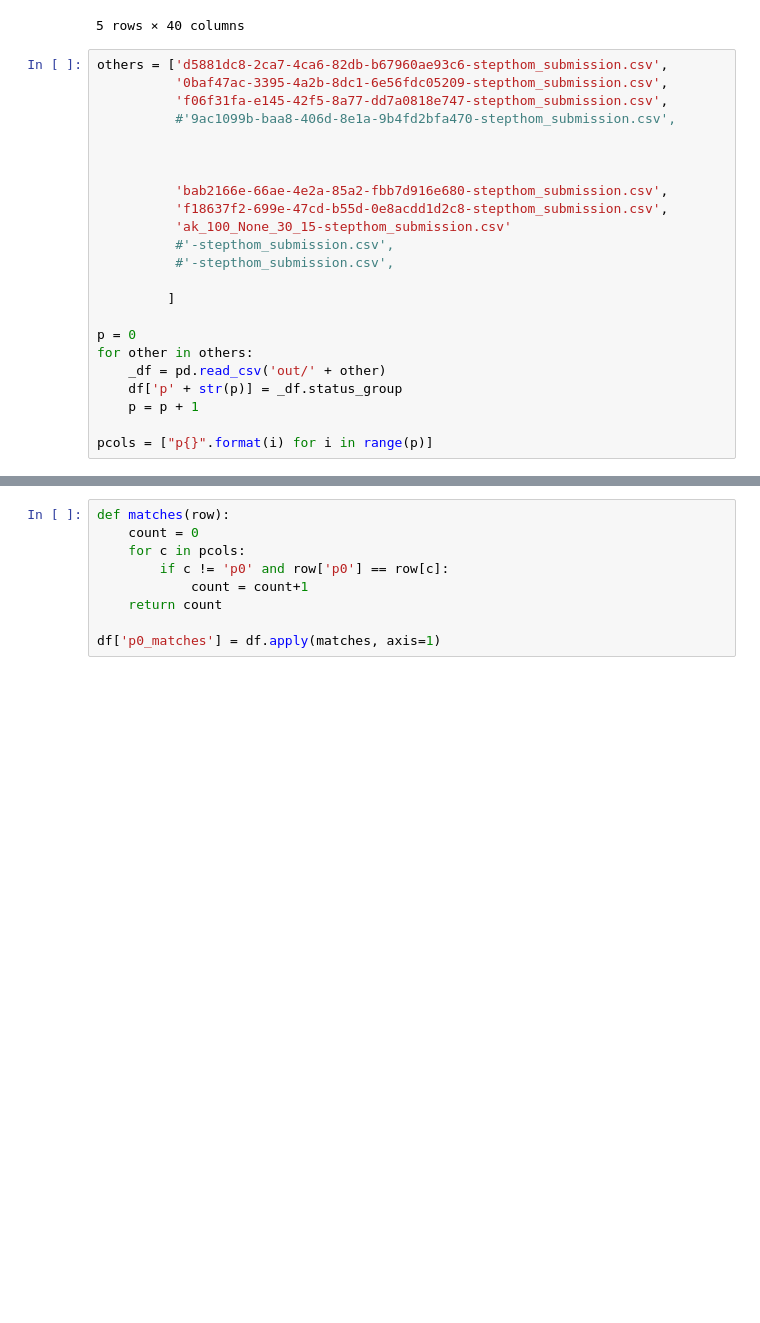
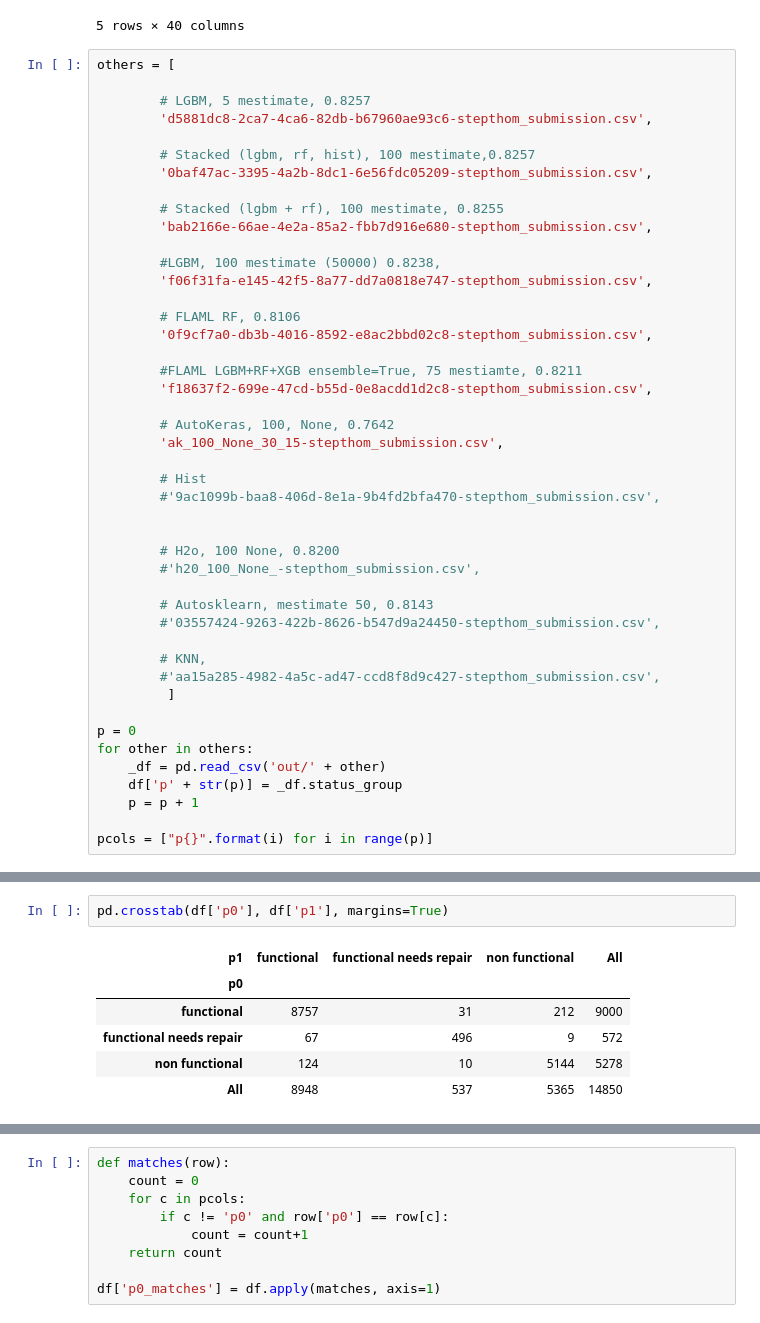
Before and after one commit to stepthom/autotext, a Jupyter notebook: ManualVote.ipynb, the cells around one changed output, grey strips where cells are left out. Saved outputs shown, nothing was run; the diff lists cells and outputs as text; blank space fills up the shorter version.

```diff
--- a/ManualVote.ipynb
+++ b/ManualVote.ipynb
@@ -12,19 +12,41 @@ df.head()
 | 4 | 49871 | 500.0 | 2013-03-27 | Bruder | 1260 | BRUDER | 35.006123 | -10.950412 | Kwa Mzee Turuka | ... |
 5 rows × 40 columns
 # %%
-others = ['d5881dc8-2ca7-4ca6-82db-b67960ae93c6-stepthom_submission.csv',
-          '0baf47ac-3395-4a2b-8dc1-6e56fdc05209-stepthom_submission.csv',
-          'f06f31fa-e145-42f5-8a77-dd7a0818e747-stepthom_submission.csv',
-          #'9ac1099b-baa8-406d-8e1a-9b4fd2bfa470-stepthom_submission.csv',
+others = [
+
+        # LGBM, 5 mestimate, 0.8257
+        'd5881dc8-2ca7-4ca6-82db-b67960ae93c6-stepthom_submission.csv',
+
+        # Stacked (lgbm, rf, hist), 100 mestimate,0.8257
+        '0baf47ac-3395-4a2b-8dc1-6e56fdc05209-stepthom_submission.csv',
+
+        # Stacked (lgbm + rf), 100 mestimate, 0.8255
+        'bab2166e-66ae-4e2a-85a2-fbb7d916e680-stepthom_submission.csv',
+
+        #LGBM, 100 mestimate (50000) 0.8238,
+        'f06f31fa-e145-42f5-8a77-dd7a0818e747-stepthom_submission.csv',
+
+        # FLAML RF, 0.8106
+        '0f9cf7a0-db3b-4016-8592-e8ac2bbd02c8-stepthom_submission.csv',
+
+        #FLAML LGBM+RF+XGB ensemble=True, 75 mestiamte, 0.8211
+        'f18637f2-699e-47cd-b55d-0e8acdd1d2c8-stepthom_submission.csv',
+
+        # AutoKeras, 100, None, 0.7642
+        'ak_100_None_30_15-stepthom_submission.csv',
+
+        # Hist
+        #'9ac1099b-baa8-406d-8e1a-9b4fd2bfa470-stepthom_submission.csv',
 
 
+        # H2o, 100 None, 0.8200
+        #'h20_100_None_-stepthom_submission.csv',
 
-          'bab2166e-66ae-4e2a-85a2-fbb7d916e680-stepthom_submission.csv',
-          'f18637f2-699e-47cd-b55d-0e8acdd1d2c8-stepthom_submission.csv',
-          'ak_100_None_30_15-stepthom_submission.csv'
-          #'-stepthom_submission.csv',
-          #'-stepthom_submission.csv',
+        # Autosklearn, mestimate 50, 0.8143
+        #'03557424-9263-422b-8626-b547d9a24450-stepthom_submission.csv',
 
+        # KNN,
+        #'aa15a285-4982-4a5c-ad47-ccd8f8d9c427-stepthom_submission.csv',
          ]
 
 p = 0
@@ -46,0 +69,9 @@ df.head()
+# %%
+pd.crosstab(df['p0'], df['p1'], margins=True)
+# %% [output]
+| p1 | functional | functional needs repair | non functional | All |
+| p0 |  |  |  |  |
+| functional | 8757 | 31 | 212 | 9000 |
+| functional needs repair | 67 | 496 | 9 | 572 |
+| non functional | 124 | 10 | 5144 | 5278 |
+| All | 8948 | 537 | 5365 | 14850 |
```
Also changed, not shown: parts of 12 cells of this notebook, 2 other files.
